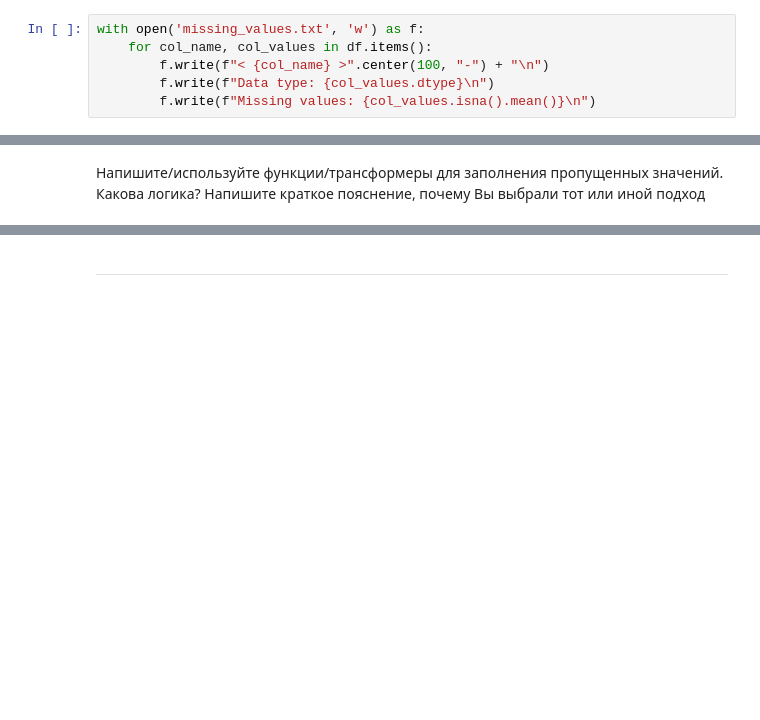
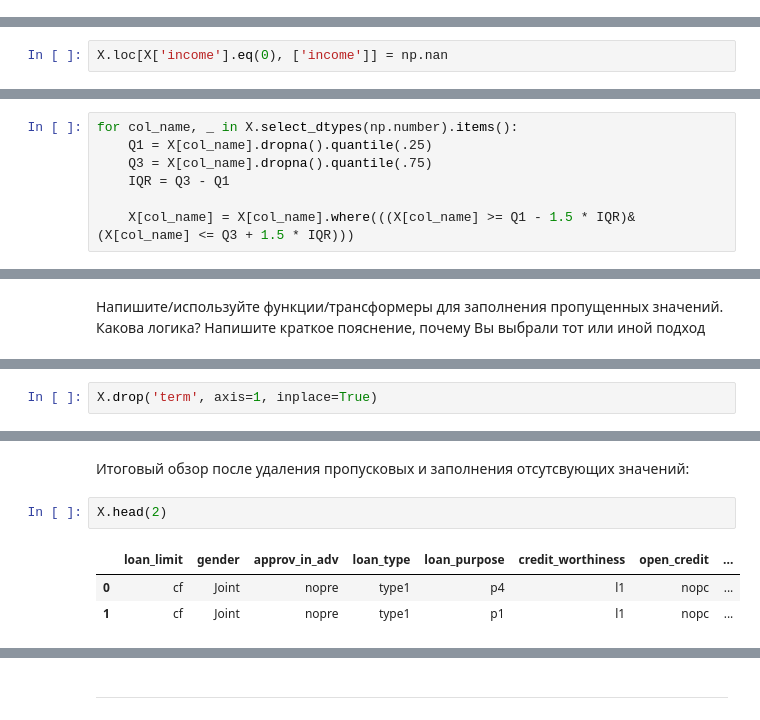
Before and after one commit to Nickolay-A/IT-Academy, a Jupyter notebook: HW - 3. EDA, Pipelines, Trees/HW - 3. EDA, Pipelines, Trees.ipynb, the cells around one changed output, grey strips where cells are left out. Saved outputs shown, nothing was run; the diff lists cells and outputs as text; blank space fills up the shorter version.

```diff
--- a/HW - 3. EDA, Pipelines, Trees/HW - 3. EDA, Pipelines, Trees.ipynb
+++ b/HW - 3. EDA, Pipelines, Trees/HW - 3. EDA, Pipelines, Trees.ipynb
@@ -237,10 +230,4 @@ describe_numeric(X=df.select_dtypes(np.number))
 ### Missing values detection
 # %% [markdown]
 Есть ли пропущенные данные?
-# %%
-with open('missing_values.txt', 'w') as f:
-    for col_name, col_values in df.items():
-        f.write(f"< {col_name} >".center(100, "-") + "\n")
-        f.write(f"Data type: {col_values.dtype}\n")
-        f.write(f"Missing values: {col_values.isna().mean()}\n")
 # %% [markdown]
@@ -248,3 +252,5 @@ with open('missing_values.txt', 'w') as f:
+# %%
+X.loc[X['income'].eq(0), ['income']] = np.nan
 # %% [markdown]
 ---
 # %% [markdown]
@@ -259,3 +267,10 @@ with open('missing_values.txt', 'w') as f:
+# %%
+for col_name, _ in X.select_dtypes(np.number).items():
+    Q1 = X[col_name].dropna().quantile(.25)
+    Q3 = X[col_name].dropna().quantile(.75)
+    IQR = Q3 - Q1
+
+    X[col_name] = X[col_name].where(((X[col_name] >= Q1 - 1.5 * IQR)&(X[col_name] <= Q3 + 1.5 * IQR)))
 # %% [markdown]
 ### Deal with missing values
 # %% [markdown]
@@ -262,0 +294,2 @@ with open('missing_values.txt', 'w') as f:
+# %%
+X.drop('term', axis=1, inplace=True)
@@ -262,0 +328,8 @@ with open('missing_values.txt', 'w') as f:
+# %% [markdown]
+Итоговый обзор после удаления пропусковых и заполнения отсутсвующих значений:
+# %%
+X.head(2)
+# %% [output]
+|  | loan_limit | gender | approv_in_adv | loan_type | loan_purpose | credit_worthiness | open_credit | ... |
+| 0 | cf | Joint | nopre | type1 | p4 | l1 | nopc | ... |
+| 1 | cf | Joint | nopre | type1 | p1 | l1 | nopc | ... |
```
Also changed, not shown: parts of 50 cells of this notebook, 19 other files.
